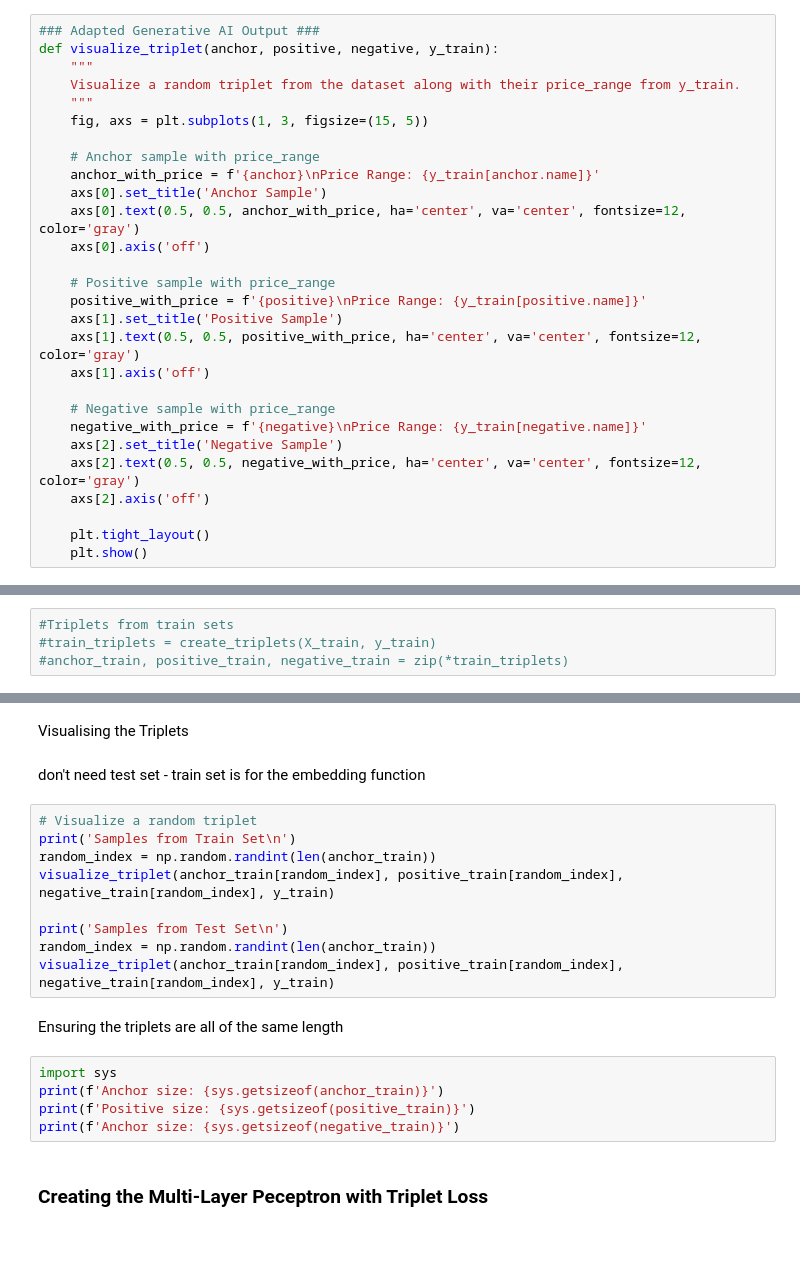
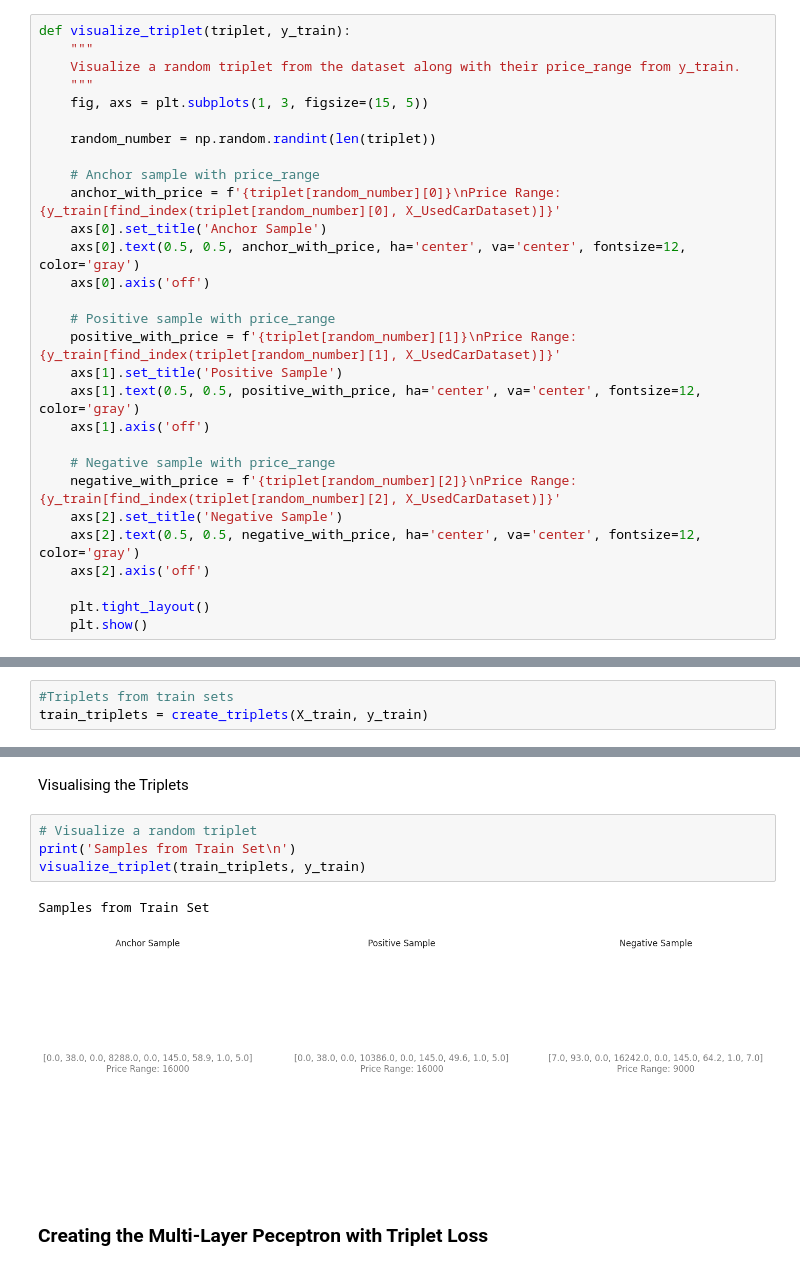
Before and after one commit to ScottGrant528/honours, a Jupyter notebook: HonoursProject.ipynb, the cells around one changed output, grey strips where cells are left out. Drawn from its saved outputs; the diff is of its cells as text; blank space fills up the shorter version.

```diff
--- a/HonoursProject.ipynb
+++ b/HonoursProject.ipynb
@@ -941,25 +951,26 @@ Visualisation Function to display 3 triplets
 # %%
-### Adapted Generative AI Output ###
-def visualize_triplet(anchor, positive, negative, y_train):
+def visualize_triplet(triplet, y_train):
     """
     Visualize a random triplet from the dataset along with their price_range from y_train.
     """
     fig, axs = plt.subplots(1, 3, figsize=(15, 5))
 
+    random_number = np.random.randint(len(triplet))
+
     # Anchor sample with price_range
-    anchor_with_price = f'{anchor}\nPrice Range: {y_train[anchor.name]}'
+    anchor_with_price = f'{triplet[random_number][0]}\nPrice Range: {y_train[find_index(triplet[random_number][0], X_UsedCarDataset)]}'
     axs[0].set_title('Anchor Sample')
     axs[0].text(0.5, 0.5, anchor_with_price, ha='center', va='center', fontsize=12, color='gray')
     axs[0].axis('off')
 
     # Positive sample with price_range
-    positive_with_price = f'{positive}\nPrice Range: {y_train[positive.name]}'
+    positive_with_price = f'{triplet[random_number][1]}\nPrice Range: {y_train[find_index(triplet[random_number][1], X_UsedCarDataset)]}'
     axs[1].set_title('Positive Sample')
     axs[1].text(0.5, 0.5, positive_with_price, ha='center', va='center', fontsize=12, color='gray')
     axs[1].axis('off')
 
     # Negative sample with price_range
-    negative_with_price = f'{negative}\nPrice Range: {y_train[negative.name]}'
+    negative_with_price = f'{triplet[random_number][2]}\nPrice Range: {y_train[find_index(triplet[random_number][2], X_UsedCarDataset)]}'
     axs[2].set_title('Negative Sample')
     axs[2].text(0.5, 0.5, negative_with_price, ha='center', va='center', fontsize=12, color='gray')
     axs[2].axis('off')
@@ -970,5 +981,4 @@ def visualize_triplet(anchor, positive, negative, y_train):
 Creating Triplets from the X and y datasets
 # %%
 #Triplets from train sets
-#train_triplets = create_triplets(X_train, y_train)
-#anchor_train, positive_train, negative_train = zip(*train_triplets)
+train_triplets = create_triplets(X_train, y_train)
@@ -1012,22 +989,11 @@ FileNotFoundError: [Errno 2] No such file or directory: '/content/honours/datase
 # %% [markdown]
 Visualising the Triplets
-# %% [markdown]
-don't need test set - train set is for the embedding function
-# %%
-# Visualize a random triplet
-print('Samples from Train Set\n')
-random_index = np.random.randint(len(anchor_train))
-visualize_triplet(anchor_train[random_index], positive_train[random_index], negative_train[random_index], y_train)
-
-print('Samples from Test Set\n')
-random_index = np.random.randint(len(anchor_train))
-visualize_triplet(anchor_train[random_index], positive_train[random_index], negative_train[random_index], y_train)
-# %% [markdown]
-Ensuring the triplets are all of the same length
-# %%
-import sys
-print(f'Anchor size: {sys.getsizeof(anchor_train)}')
-print(f'Positive size: {sys.getsizeof(positive_train)}')
-print(f'Anchor size: {sys.getsizeof(negative_train)}')
+# %%
+# Visualize a random triplet
+print('Samples from Train Set\n')
+visualize_triplet(train_triplets, y_train)
+# %% [output]
+Samples from Train Set
+[figure, added]
 # %% [markdown]
 ### Creating the Multi-Layer Peceptron with Triplet Loss
```
Also changed, not shown: parts of 30 cells of this notebook, 2 other files.
